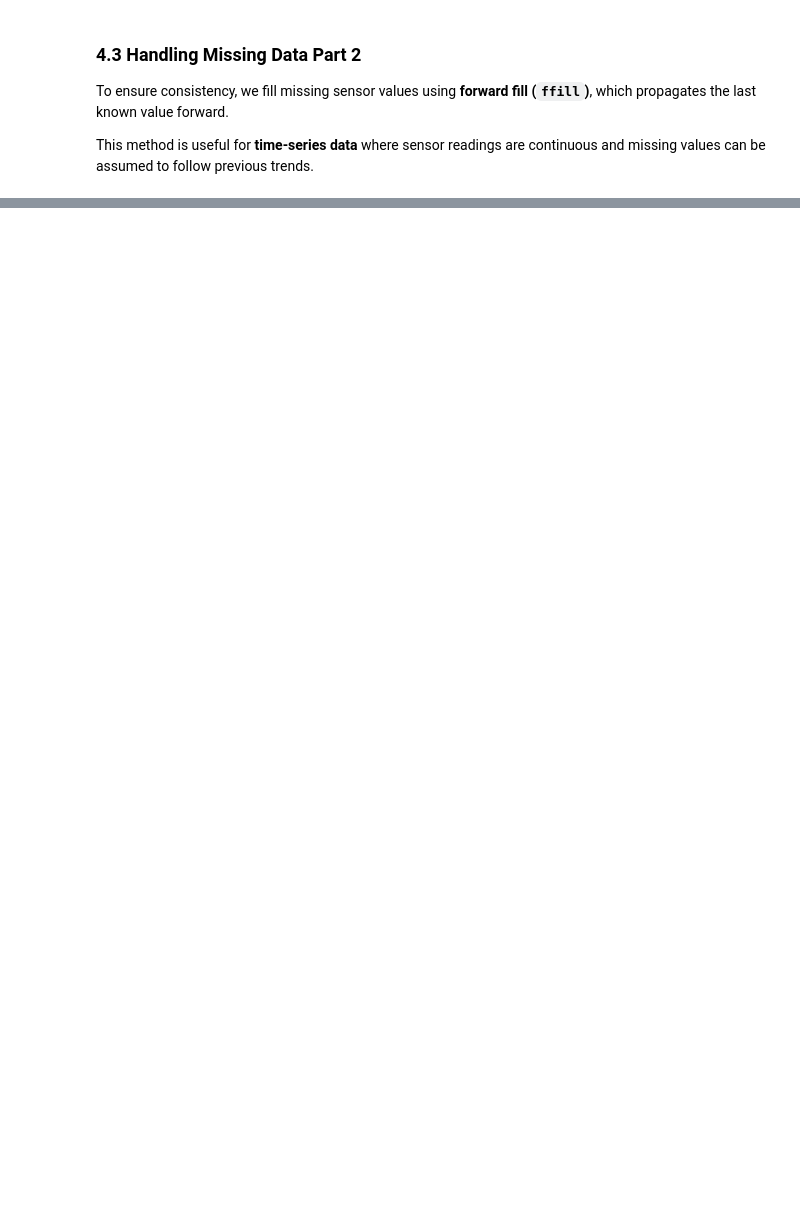
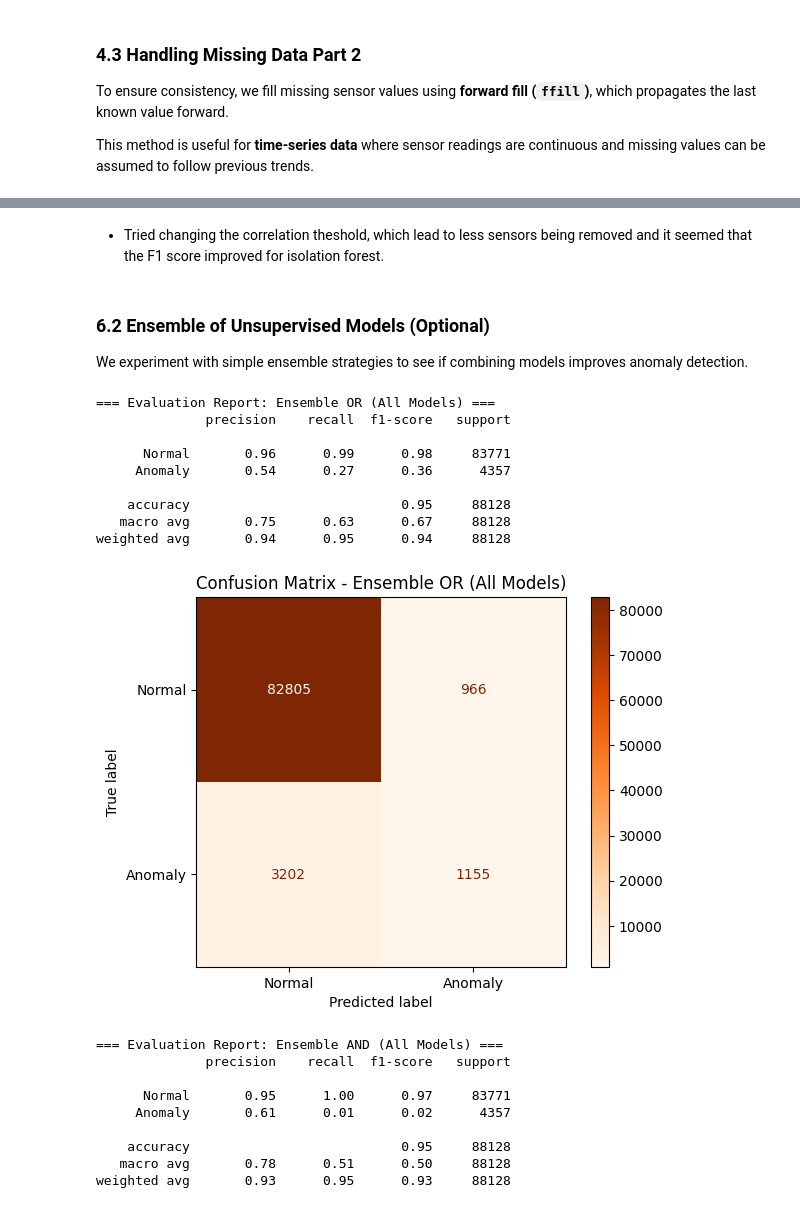
Before and after one commit to elisabellahj/MLing, a Jupyter notebook: A2.ipynb, the cells around one changed output, grey strips where cells are left out. Saved outputs shown, nothing was run; the diff lists cells and outputs as text; code cells hidden in the pictures; blank space fills up the shorter version.

```diff
--- a/A2.ipynb
+++ b/A2.ipynb
@@ -744,10 +313,0 @@ weighted avg       0.97      0.81      0.88    220320
-# %%
-from sklearn.metrics import ConfusionMatrixDisplay
-import matplotlib.pyplot as plt
-
-cm = confusion_matrix(df['status_3class'], best_preds)
-disp = ConfusionMatrixDisplay(confusion_matrix=cm, display_labels=["Normal", "Recovering", "Broken"])
-plt.figure(figsize=(8, 6))
-disp.plot(cmap="Blues")
-plt.title("Confusion Matrix - Bayesian GMM (3-class)")
-plt.show()
@@ -805,0 +639,35 @@ This plot shows detected anomalies in sensor data by t-sne
+# %% [markdown]
+- Tried changing the correlation theshold, which lead to less sensors being removed and it seemed that the F1 score improved for isolation forest.
+# %% [markdown]
+### **6.2 Ensemble of Unsupervised Models (Optional)**
+We experiment with simple ensemble strategies to see if combining models improves anomaly detection.
+# %%
+# OR: Flag as anomaly if any model does
+ensemble_or = [1 if a or b or c else 0 for a, b, c in zip(y_pred_iso, y_pred_gmm, y_pred_kmeans)]
+
+# AND: Flag as anomaly only if all models agree
+ensemble_and = [1 if a and b and c else 0 for a, b, c in zip(y_pred_iso, y_pred_gmm, y_pred_kmeans)]
+
+# Evaluate both
+evaluate_model("Ensemble OR (All Models)", y_test_binary, ensemble_or)
+evaluate_model("Ensemble AND (All Models)", y_test_binary, ensemble_and)
+# %% [output]
+=== Evaluation Report: Ensemble OR (All Models) ===
+              precision    recall  f1-score   support
+
+      Normal       0.96      0.99      0.98     83771
+     Anomaly       0.54      0.27      0.36      4357
+
+    accuracy                           0.95     88128
+   macro avg       0.75      0.63      0.67     88128
+weighted avg       0.94      0.95      0.94     88128
+[figure, added]
+=== Evaluation Report: Ensemble AND (All Models) ===
+              precision    recall  f1-score   support
+
+      Normal       0.95      1.00      0.97     83771
+     Anomaly       0.61      0.01      0.02      4357
+
+    accuracy                           0.95     88128
+   macro avg       0.78      0.51      0.50     88128
+weighted avg       0.93      0.95      0.93     88128
```
Also changed, not shown: parts of 84 cells of this notebook, 1 other file.
